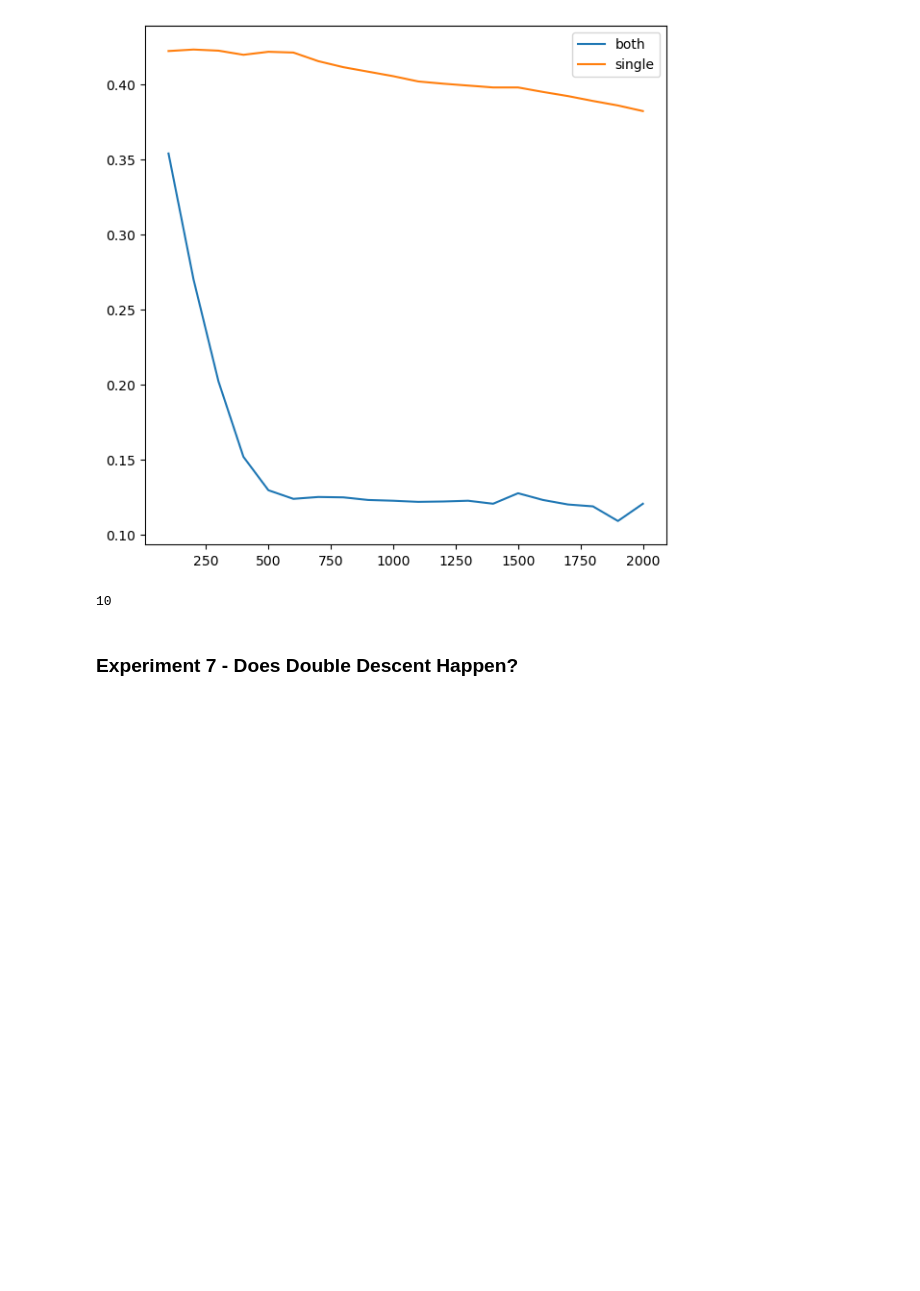
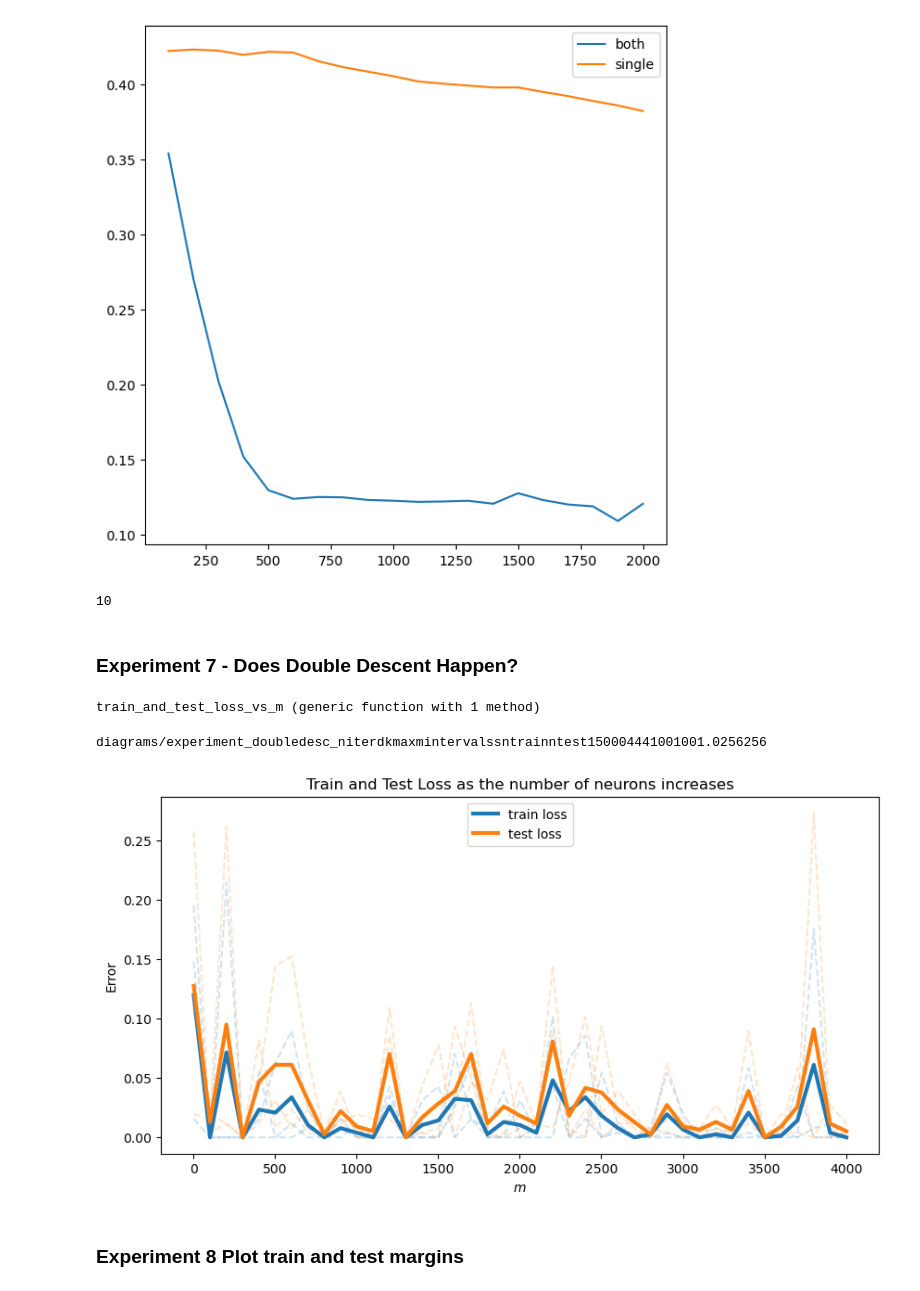
Before and after one commit to K-Shah3/chizatbach_dlproject, a Jupyter notebook: project.ipynb, the cells around one changed output. Cells and saved outputs as stored; diff of their text form; code cells hidden in the pictures; blank space fills up the shorter version.

```diff
--- a/project.ipynb
+++ b/project.ipynb
@@ -1100,8 +1118,8 @@ end
 # %% [markdown]
 ### Experiment 7 - Does Double Descent Happen?
 # %%
-function train_and_test_loss_vs_m(d, k, max_m, interval, niter, n_train, n_test; repeats=1, stepsize=0.5, both=true, save_flag=true, activation_function=relu_act)
-    interval = 2:interval:max_m
+function train_and_test_loss_vs_m(d, k, max_m, increment, niter, n_train, n_test; repeats=1, stepsize=0.5, both=true, save_flag=true, activation_function=relu_act)
+    interval = 2:increment:max_m
     train_loss = zeros(repeats, length(interval))
     test_loss = zeros(repeats, length(interval))
 
@@ -1141,23 +1159,31 @@ function train_and_test_loss_vs_m(d, k, max_m, interval, niter, n_train, n_test;
 
     PyPlot.suptitle("", y=1.12)
     if save_flag
-        save_name = "diagrams/experiment_doubledesc" * "_" * "_niter_d_k_maxm_interval_ss_ntrain_ntest" * string(niter) * string(d) * string(k) * string(stepsize) * string(n_train) * string(n_test)
+        save_name = "diagrams/experiment_doubledesc" * "_niterdkmaxmintervalssntrainntest" * string(niter) * string(d) * string(k) * string(max_m) * string(increment) * string(stepsize) * string(n_train) * string(n_test)
+        println(save_name)
         savefig(save_name * ".pdf", bbox_inches="tight")
     end
 end
+# %% [output]
+train_and_test_loss_vs_m (generic function with 1 method)
 # %%
 d = 4
 k = 4
-max_m = 5000
-interval = 200
-niter = 10000
+max_m = 4100
+increment = 100
+niter = 15000
 n_train = 256
 n_test = 256
-repeats = 10
-stepsize = 0.5
+repeats = 3
+stepsize = 1.0
 both = true
 save_flag = true
 
-train_and_test_loss_vs_m(d, k, max_m, interval, niter, n_train, n_test;
+train_and_test_loss_vs_m(d, k, max_m, increment, niter, n_train, n_test;
                             repeats=repeats, stepsize=stepsize, both=both, save_flag=save_flag)
 gcf()
+# %% [output]
+diagrams/experiment_doubledesc_niterdkmaxmintervalssntrainntest150004441001001.0256256
+[figure, added]
+# %% [markdown]
+### Experiment 8 Plot train and test margins
```
Also changed, not shown: parts of 15 cells of this notebook.
